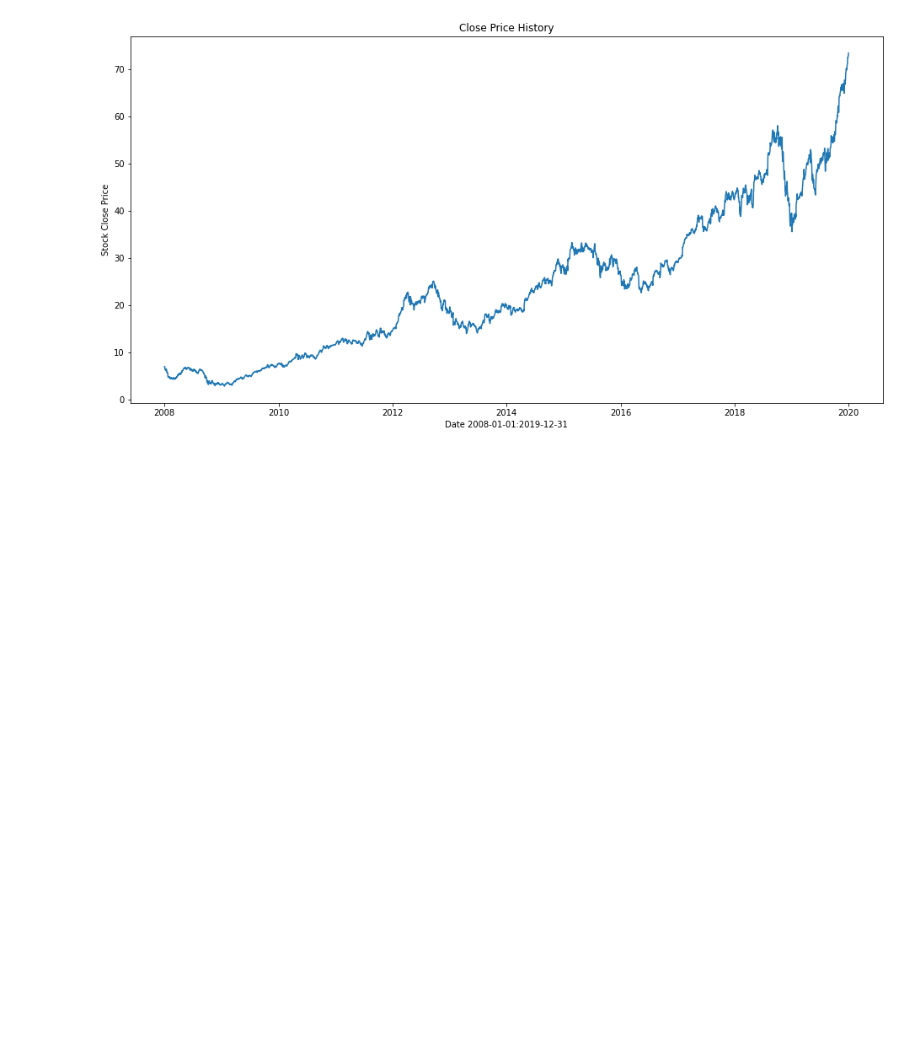
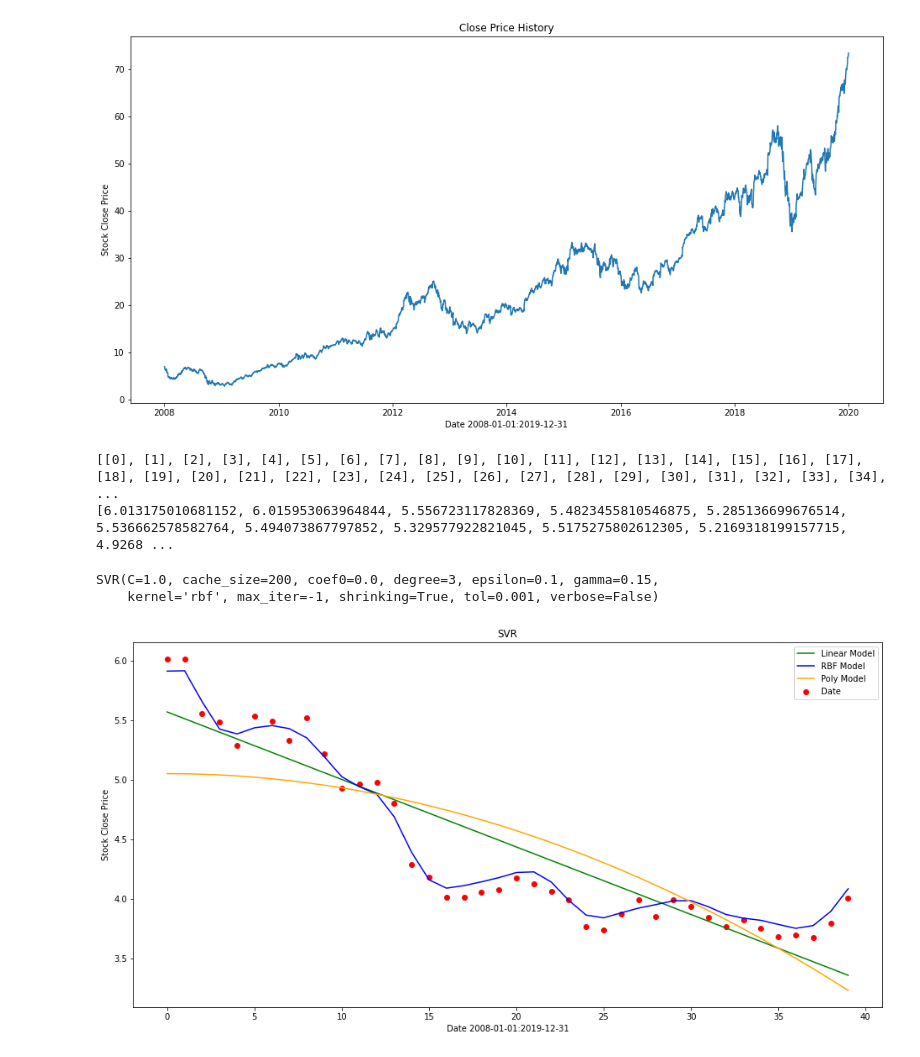
Before and after one commit to zlibutmatthew/Stock-Prediction-SVM, a Jupyter notebook: SVM_Stock_Prediction.ipynb, the cells around one changed output. Drawn from its saved outputs; the diff is of its cells as text; code cells hidden in the pictures; blank space fills up the shorter version.

```diff
--- a/SVM_Stock_Prediction.ipynb
+++ b/SVM_Stock_Prediction.ipynb
@@ -41,0 +48,50 @@ Text(0, 0.5, 'Stock Close Price')
+# %%
+#create list of independent(date) and dependent(adj close price) data
+days= []
+adj_close_prices = []
+df_days = df1.loc[:,'day_count']
+df_adj_close = df1.loc[:, 'Adj Close']
+
+for i in df_days:
+  days.append([i])
+for c in df_adj_close:
+  adj_close_prices.append(float(c))
+
+#make a smaller data set so the runtime is lower
+test_day = days[0:40]
+test_close = adj_close_prices[0:40]
+print(test_day)
+print(test_close)
+# %% [output]
+[[0], [1], [2], [3], [4], [5], [6], [7], [8], [9], [10], [11], [12], [13], [14], [15], [16], [17], [18], [19], [20], [21], [22], [23], [24], [25], [26], [27], [28], [29], [30], [31], [32], [33], [34], ...
+[6.013175010681152, 6.015953063964844, 5.556723117828369, 5.4823455810546875, 5.285136699676514, 5.536662578582764, 5.494073867797852, 5.329577922821045, 5.5175275802612305, 5.2169318199157715, 4.9268 ...
+# %%
+#set up model
+
+#linear kernel
+lin_svr = SVR(kernel='linear', C=1000)
+lin_svr.fit(test_day, test_close)
+
+# #polynomial kernel
+poly_svr = SVR(kernel='poly', degree = 2)
+poly_svr.fit(test_day, test_close)
+
+# #rbf kernel
+rbf_svr = SVR(kernel='rbf', gamma=0.15)
+rbf_svr.fit(test_day, test_close)
+# %% [output]
+SVR(C=1.0, cache_size=200, coef0=0.0, degree=3, epsilon=0.1, gamma=0.15,
+    kernel='rbf', max_iter=-1, shrinking=True, tol=0.001, verbose=False)
+# %%
+plt.figure(figsize=(16,8))
+plt.title('SVR')
+plt.scatter(test_day, test_close, color='red',label='Date')
+plt.plot(test_day, lin_svr.predict(test_day), color='green', label='Linear Model')
+plt.plot(test_day, rbf_svr.predict(test_day), color='blue', label='RBF Model')
+plt.plot(test_day, poly_svr.predict(test_day), color='orange', label='Poly Model')
+plt.xlabel('Date 2008-01-01:2019-12-31')
+plt.ylabel('Stock Close Price')
+plt.legend()
+plt.show()
+# %% [output]
+[figure, added]
```
Also changed, not shown: parts of 2 cells of this notebook.
